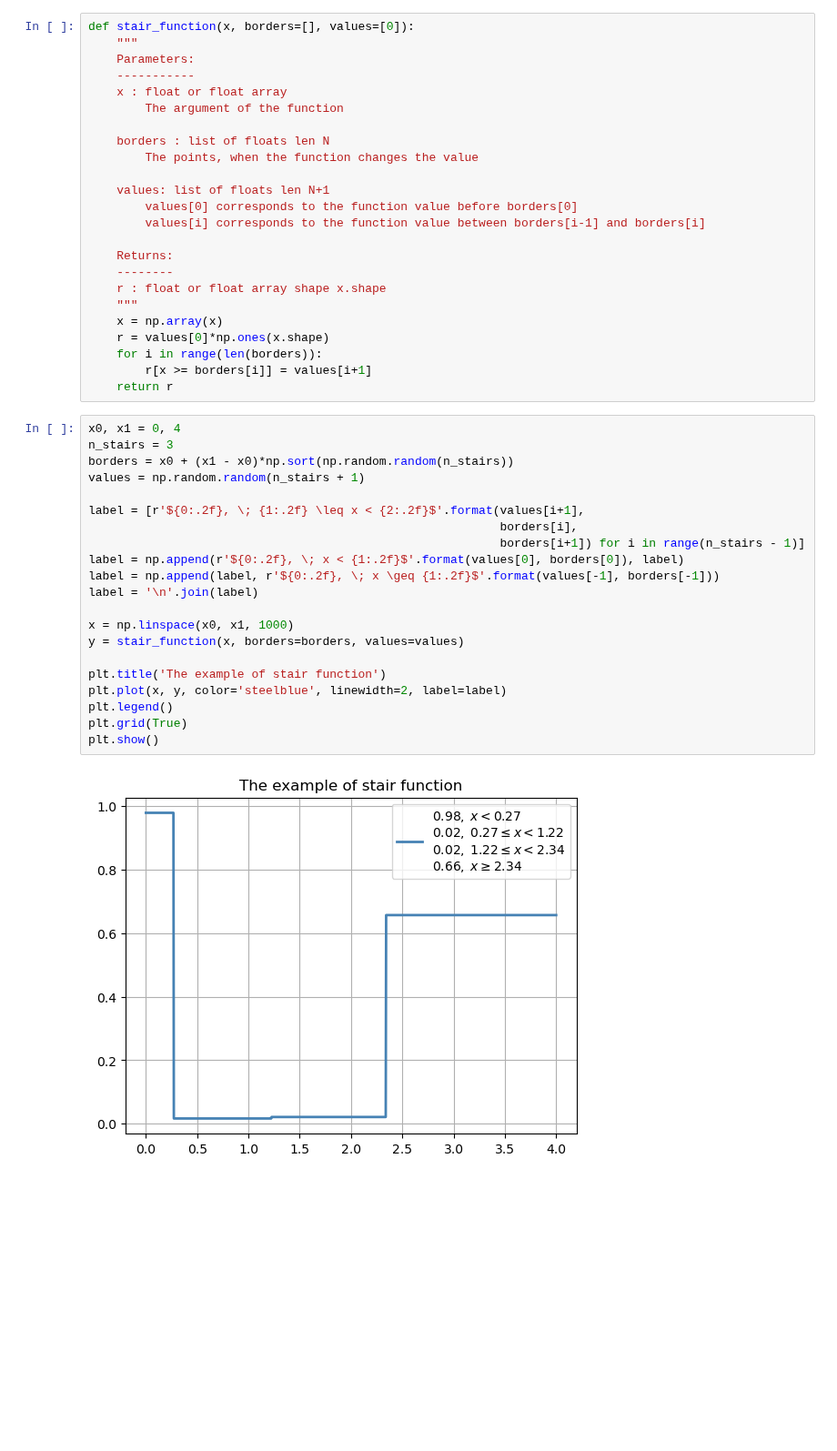
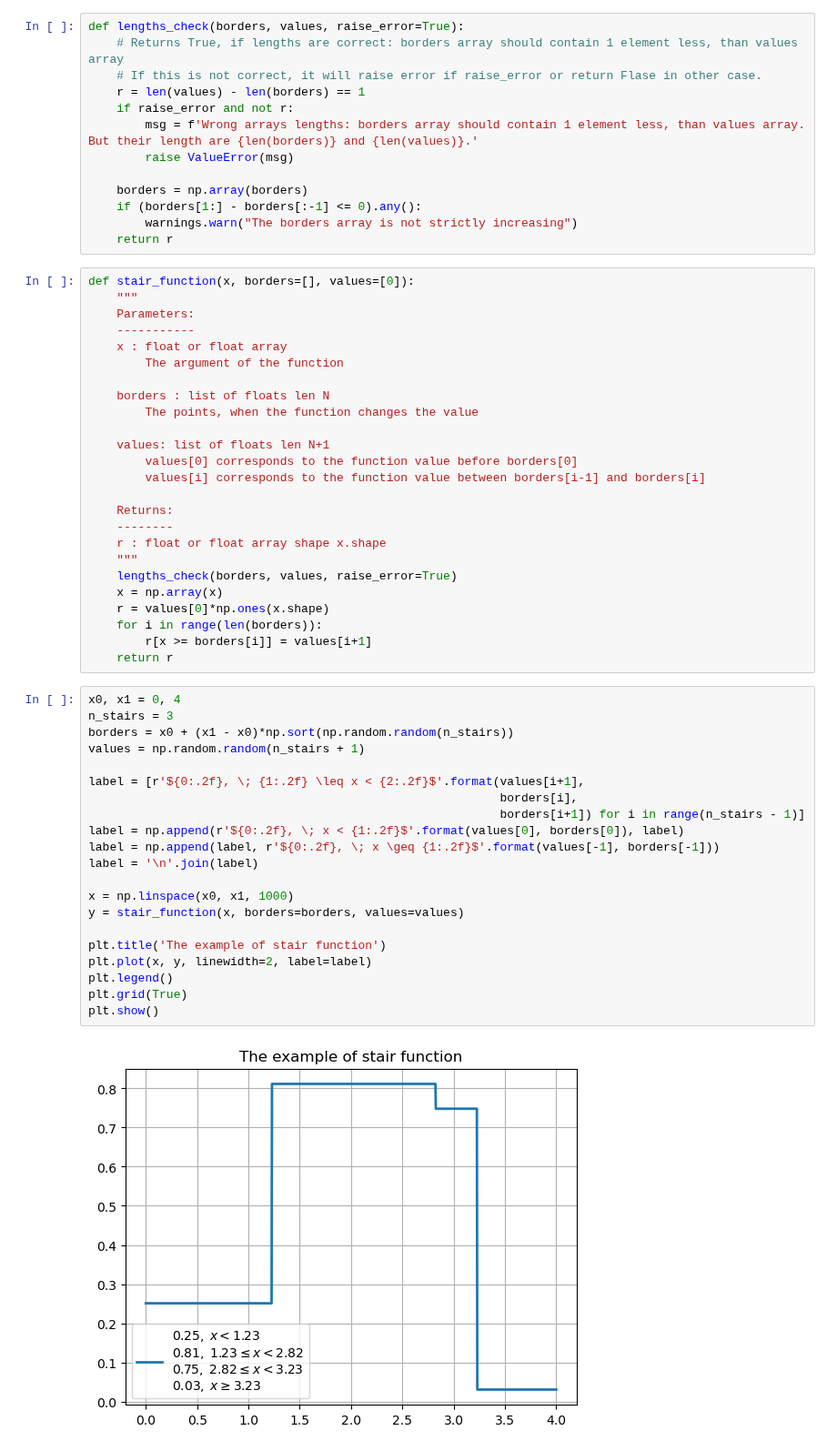
Before and after one commit to zimfv/river-profiles, a Jupyter notebook: Analytical River Profiles.ipynb, the cells around one changed output. Shown at 91% size. Saved outputs shown, nothing was run; the diff lists cells and outputs as text; blank space fills up the shorter version.

```diff
--- a/Analytical River Profiles.ipynb
+++ b/Analytical River Profiles.ipynb
@@ -18,6 +79,19 @@ $$
 \end{cases}
 $$
 And we are going to work with this case.
+# %%
+def lengths_check(borders, values, raise_error=True):
+    # Returns True, if lengths are correct: borders array should contain 1 element less, than values array
+    # If this is not correct, it will raise error if raise_error or return Flase in other case.
+    r = len(values) - len(borders) == 1
+    if raise_error and not r:
+        msg = f'Wrong arrays lengths: borders array should contain 1 element less, than values array. But their length are {len(borders)} and {len(values)}.'
+        raise ValueError(msg)
+
+    borders = np.array(borders)
+    if (borders[1:] - borders[:-1] <= 0).any():
+        warnings.warn("The borders array is not strictly increasing")
+    return r
 # %%
 def stair_function(x, borders=[], values=[0]):
     """
@@ -37,6 +111,7 @@ def stair_function(x, borders=[], values=[0]):
     --------
     r : float or float array shape x.shape
     """
+    lengths_check(borders, values, raise_error=True)
     x = np.array(x)
     r = values[0]*np.ones(x.shape)
     for i in range(len(borders)):
@@ -45,23 +120,23 @@ def stair_function(x, borders=[], values=[0]):
 # %%
 x0, x1 = 0, 4
 n_stairs = 3
 borders = x0 + (x1 - x0)*np.sort(np.random.random(n_stairs))
 values = np.random.random(n_stairs + 1)
 
 label = [r'${0:.2f}, \; {1:.2f} \leq x < {2:.2f}$'.format(values[i+1],
                                                           borders[i],
                                                           borders[i+1]) for i in range(n_stairs - 1)]
 label = np.append(r'${0:.2f}, \; x < {1:.2f}$'.format(values[0], borders[0]), label)
 label = np.append(label, r'${0:.2f}, \; x \geq {1:.2f}$'.format(values[-1], borders[-1]))
 label = '\n'.join(label)
 
 x = np.linspace(x0, x1, 1000)
 y = stair_function(x, borders=borders, values=values)
 
 plt.title('The example of stair function')
-plt.plot(x, y, color='steelblue', linewidth=2, label=label)
+plt.plot(x, y, linewidth=2, label=label)
 plt.legend()
 plt.grid(True)
 plt.show()
 # %% [output]
-[figure, old version]
+[figure, new version]
```
Also changed, not shown: parts of 15 cells of this notebook.
